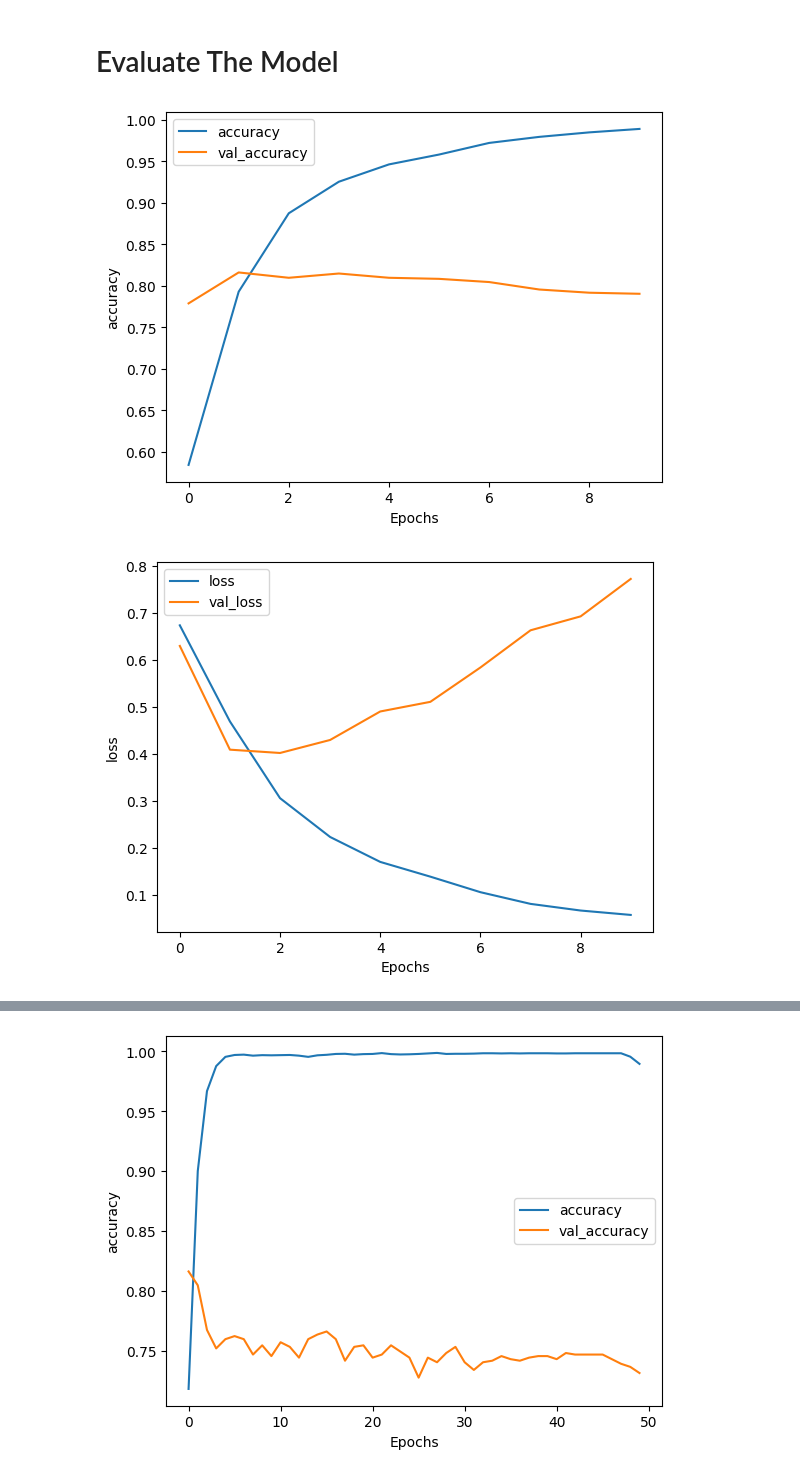
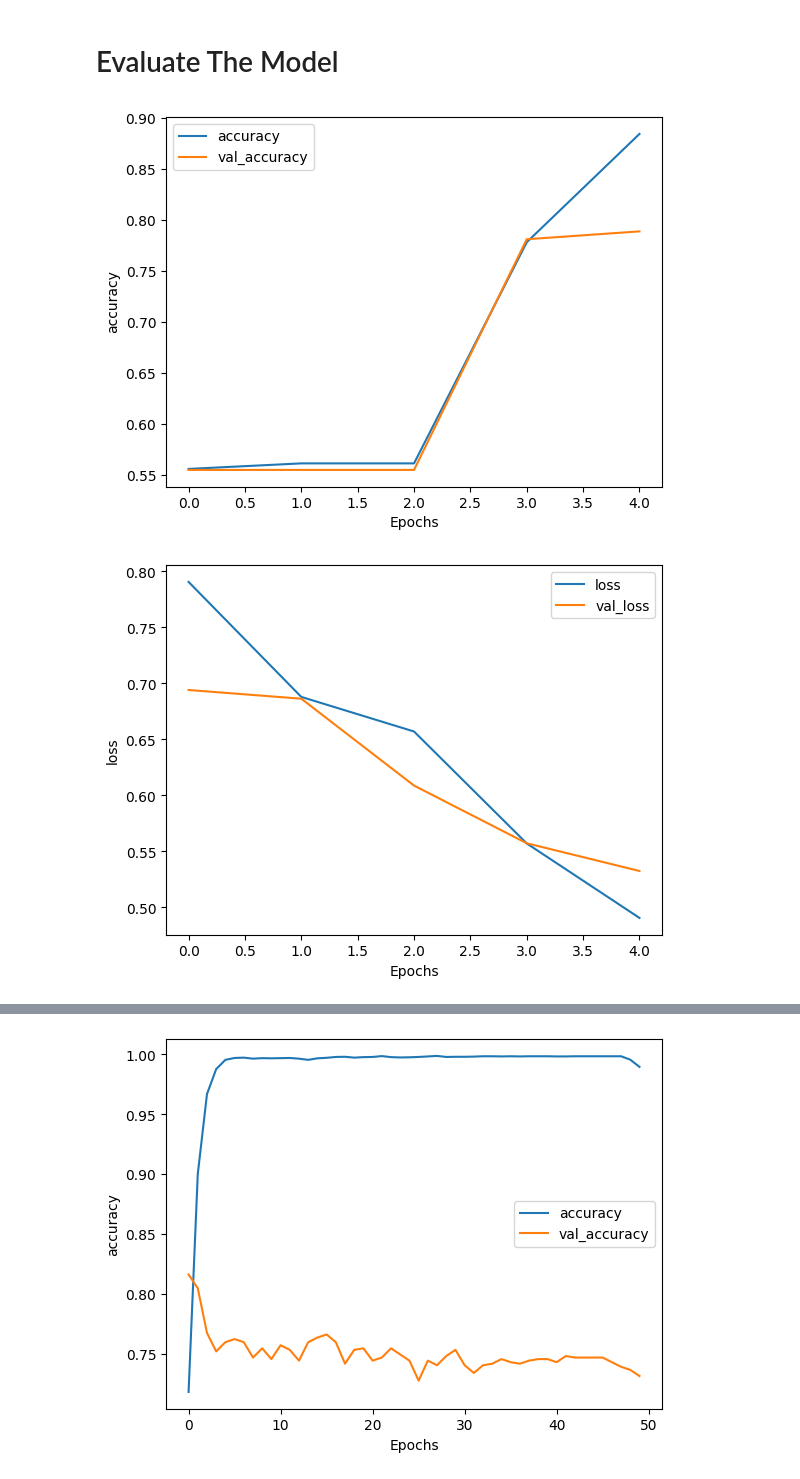
Before and after one commit to Carcinamon-Community/toxic_comment_detection, a Jupyter notebook: toxic_comment_detection var_1.ipynb, the cells around one changed output, grey strips where cells are left out. Drawn from its saved outputs; the diff is of its cells as text; code cells hidden in the pictures.

Commit message:
update Model and tokenizer

```diff
--- a/toxic_comment_detection var_1.ipynb
+++ b/toxic_comment_detection var_1.ipynb
@@ -298,6 +300,29 @@ def parse_data_from_file(filename):
 # %%
 train_sentences, train_labels = parse_data_from_file(TRAIN_FILE)
 test_sentences, test_labels = parse_data_from_file(TEST_FILE)
+# %%
+def parse_processed_data_from_file(filename):
+    """
+    Extracts sentences and labels from a processed text CSV file
+
+    Args:
+        filename (string): path to the CSV file
+
+    Returns:
+        sentences, labels (list of string, list of string): tuple containing lists of sentences and labels
+    """
+    sentences = []
+    labels = []
+    with open(filename, 'r', encoding="utf8") as csvfile:
+        reader = csv.reader(csvfile, delimiter=',')
+        next(reader)
+        for row in reader:
+            sentences.append(row[0])
+            labels.append(float(row[1]))
+    return sentences, np.array(labels)
+# %%
+train_sentences, train_labels = parse_processed_data_from_file(PROCESSED_TRAIN_FILE)
+test_sentences, test_labels = parse_processed_data_from_file(PROCESSED_TEST_FILE)
 # %%
 print(train_sentences[0])
 print(train_labels[0])
@@ -424,8 +449,8 @@ def create_model(num_words, embedding_dim, maxlen):
     model = tf.keras.Sequential([
         tf.keras.layers.Embedding(num_words, embedding_dim, input_length=maxlen),
         tf.keras.layers.GlobalAveragePooling1D(),
-        tf.keras.layers.Dense(128, activation="relu"),
-        tf.keras.layers.Dense(20, activation="relu"),
+        tf.keras.layers.Dense(128, activation="relu", kernel_regularizer=tf.keras.regularizers.l2(0.001)),
+        tf.keras.layers.Dense(20, activation="relu", kernel_regularizer=tf.keras.regularizers.l2(0.01)),
         tf.keras.layers.Dropout(0.5),
         tf.keras.layers.Dense(1, activation="sigmoid")
     ])
@@ -440,5 +465,5 @@ def create_model(num_words, embedding_dim, maxlen):
 # %%
 model = create_model(NUM_WORDS, EMBEDDING_DIM, MAXLEN)
 
-history = model.fit(train_padded_seq, train_labels, epochs=10, validation_data=(test_padded_seq, test_labels))
+history = model.fit(train_padded_seq, train_labels, epochs=5, validation_data=(test_padded_seq, test_labels))
 # %% [output]
@@ -666,14 +701,16 @@ KeyboardInterrupt:
 # %%
 def plot_graphs(history, metric):
     plt.plot(history.history[metric])
     plt.plot(history.history[f'val_{metric}'])
     plt.xlabel("Epochs")
     plt.ylabel(metric)
     plt.legend([metric, f'val_{metric}'])
     plt.show()
 
 plot_graphs(history, "accuracy")
 plot_graphs(history, "loss")
+plot_graphs(history, "precision_12")
+plot_graphs(history, "recall_12")
 # %% [output]
-[figure, old version]
+[figure, new version]
-[figure, old version]
+[figure, new version]
```
Also changed, not shown: parts of 11 cells of this notebook, 2 other files.
